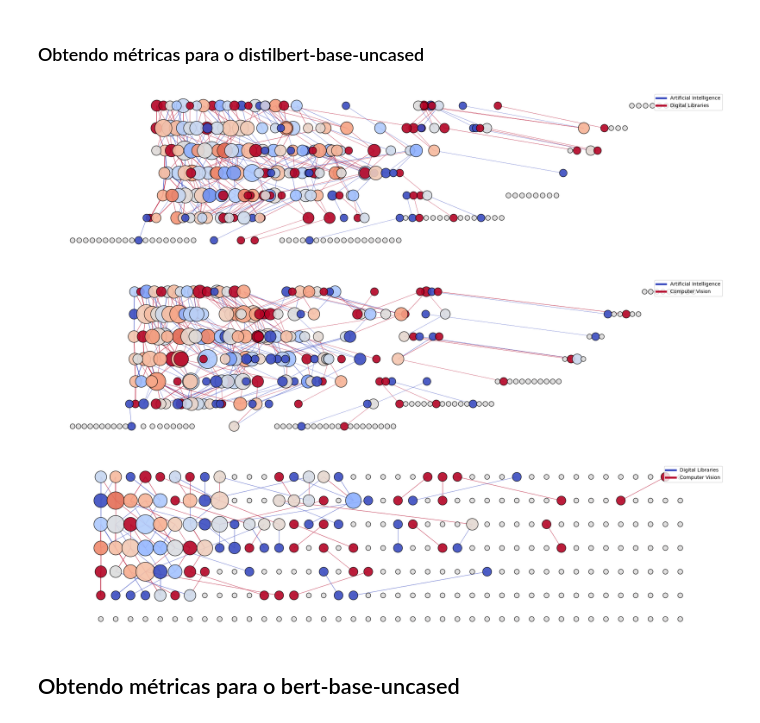
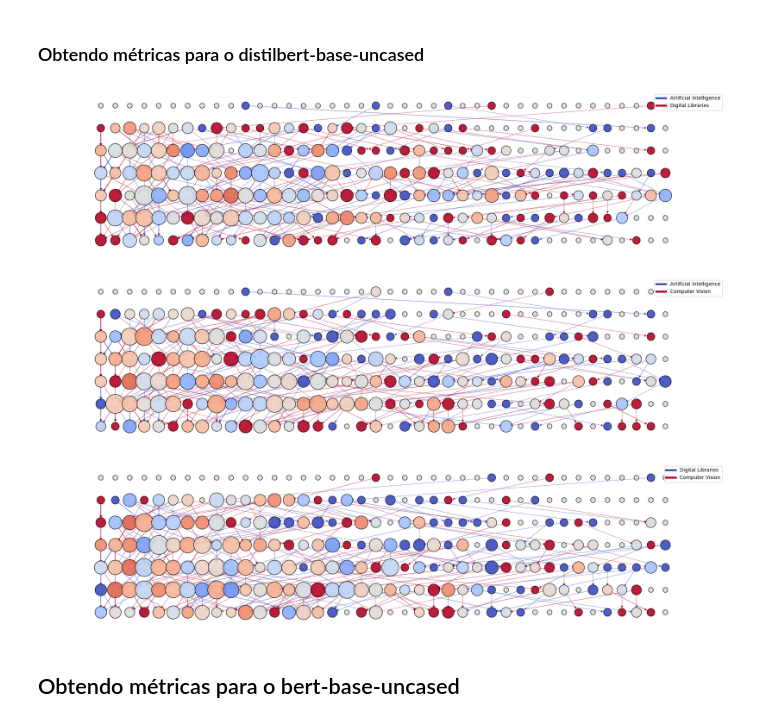
Before and after one commit to explic-ai/LLM-MRI, a Jupyter notebook: examples/Papers.ipynb, the cells around one changed output. Saved outputs shown, nothing was run; the diff lists cells and outputs as text; code cells hidden in the pictures.

```diff
--- a/examples/Papers.ipynb
+++ b/examples/Papers.ipynb
@@ -83,24 +83,24 @@ llm_mri.process_activation_areas()
 
 import matplotlib.pyplot as plt
 g = llm_mri.get_graph(['Artificial Intelligence', 'Digital Libraries'], threshold=0.3)
-_ = llm_mri.get_graph_image(g, fix_node_positions==False)
+_ = llm_mri.get_graph_image(g)
 plt.show()
 # %% [output]
-[figure, old version]
+[figure, new version]
 # %%
 import matplotlib.pyplot as plt
 g = llm_mri.get_graph(['Artificial Intelligence', 'Computer Vision'], threshold=0.3)
-_ = llm_mri.get_graph_image(g, fix_node_positions==False)
+_ = llm_mri.get_graph_image(g)
 plt.show()
 # %% [output]
-[figure, old version]
+[figure, new version]
 # %%
 import matplotlib.pyplot as plt
-g = llm_mri.get_graph(['Digital Libraries', 'Computer Vision'], threshold=0.4)
+g = llm_mri.get_graph(['Digital Libraries', 'Computer Vision'], threshold=0.3)
 _ = llm_mri.get_graph_image(g)
 plt.show()
 # %% [output]
-[figure, old version]
+[figure, new version]
 # %% [markdown]
 ## Obtendo métricas para o bert-base-uncased
 # %%
```
Also changed, not shown: parts of 6 cells of this notebook, 5 other files.
